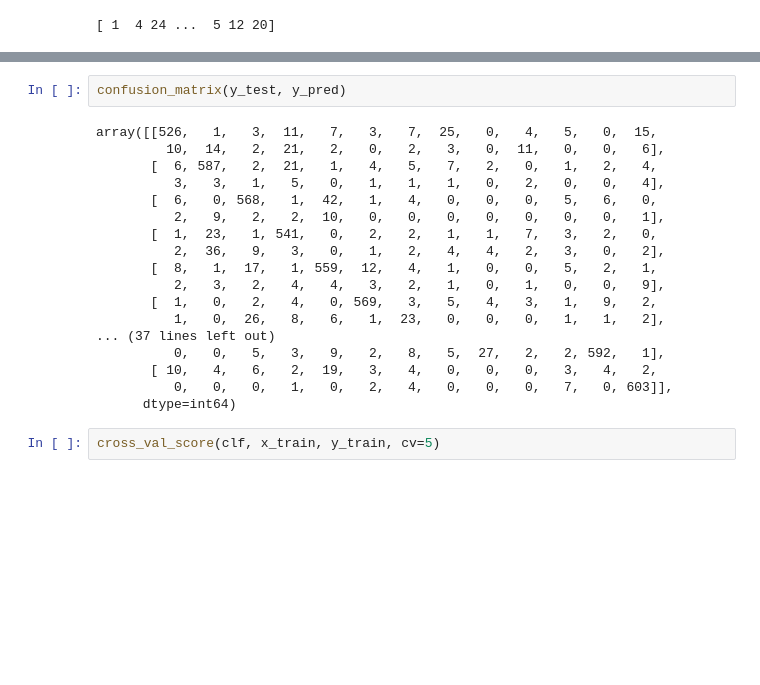
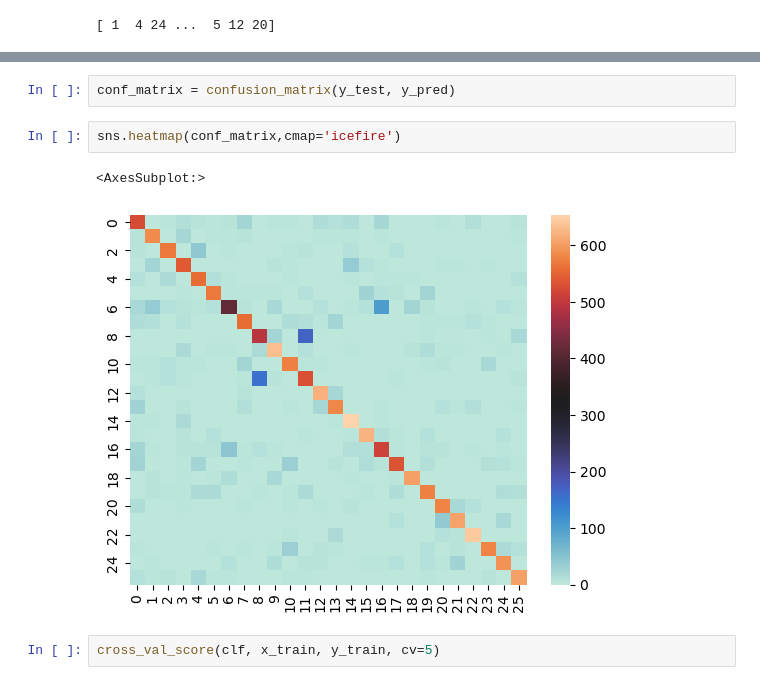
Before and after one commit to 21amir21/handwritten-ocr, a Jupyter notebook: random_forest.ipynb, the cells around one changed output, grey strips where cells are left out. Drawn from its saved outputs; the diff is of its cells as text; blank space fills up the shorter version.

```diff
--- a/random_forest.ipynb
+++ b/random_forest.ipynb
@@ -102,23 +106,10 @@ Validation Accuracy: 0.8366554054054054
 # %%
-confusion_matrix(y_test, y_pred)
+conf_matrix = confusion_matrix(y_test, y_pred)
-# %% [output]
-array([[526,   1,   3,  11,   7,   3,   7,  25,   0,   4,   5,   0,  15,
-         10,  14,   2,  21,   2,   0,   2,   3,   0,  11,   0,   0,   6],
-       [  6, 587,   2,  21,   1,   4,   5,   7,   2,   0,   1,   2,   4,
-          3,   3,   1,   5,   0,   1,   1,   1,   0,   2,   0,   0,   4],
-       [  6,   0, 568,   1,  42,   1,   4,   0,   0,   0,   5,   6,   0,
-          2,   9,   2,   2,  10,   0,   0,   0,   0,   0,   0,   0,   1],
-       [  1,  23,   1, 541,   0,   2,   2,   1,   1,   7,   3,   2,   0,
-          2,  36,   9,   3,   0,   1,   2,   4,   4,   2,   3,   0,   2],
-       [  8,   1,  17,   1, 559,  12,   4,   1,   0,   0,   5,   2,   1,
-          2,   3,   2,   4,   4,   3,   2,   1,   0,   1,   0,   0,   9],
-       [  1,   0,   2,   4,   0, 569,   3,   5,   4,   3,   1,   9,   2,
-          1,   0,  26,   8,   6,   1,  23,   0,   0,   0,   1,   1,   2],
-... (37 lines left out)
-          0,   0,   5,   3,   9,   2,   8,   5,  27,   2,   2, 592,   1],
-       [ 10,   4,   6,   2,  19,   3,   4,   0,   0,   0,   3,   4,   2,
-          0,   0,   0,   1,   0,   2,   4,   0,   0,   0,   7,   0, 603]],
-      dtype=int64)
+# %%
+sns.heatmap(conf_matrix,cmap='icefire')
+# %% [output]
+<AxesSubplot:>
+[figure, added]
 # %%
 cross_val_score(clf, x_train, y_train, cv=5)
 # %% [output]
```
Also changed, not shown: parts of 3 cells of this notebook, 1 other file.
